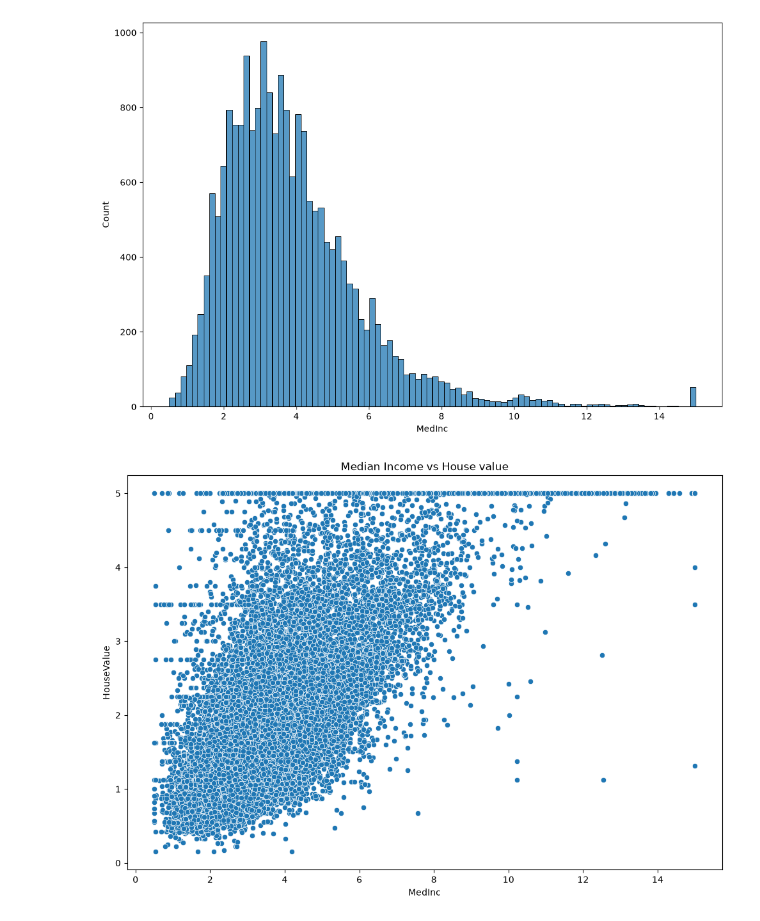
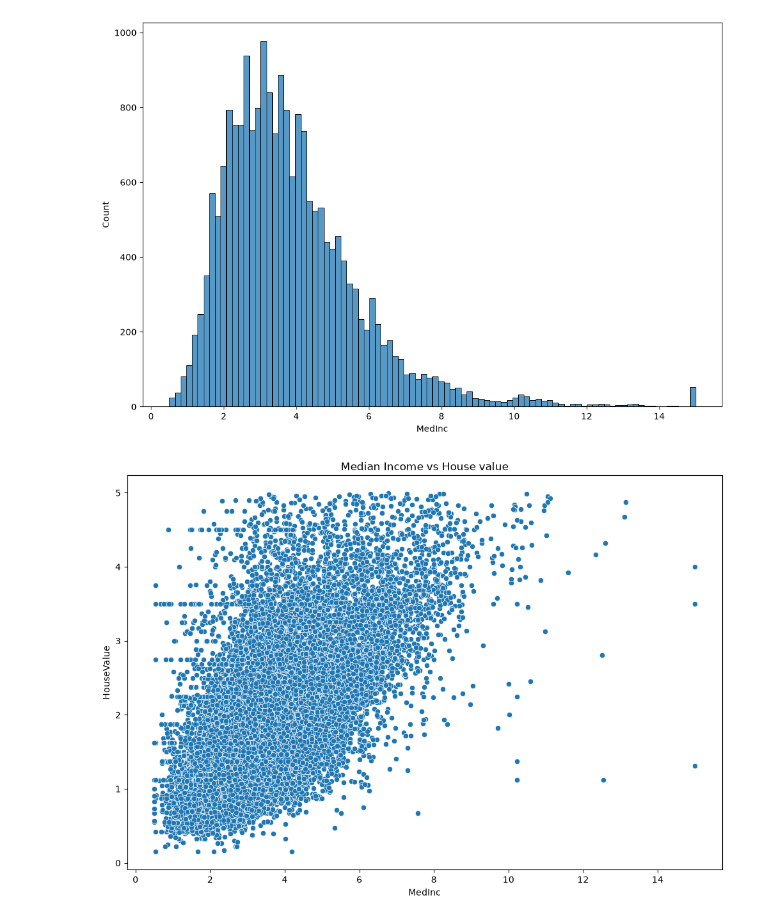
Before and after one commit to somilsahu086/MachineLearning-Projects, a Jupyter notebook: notebooks/EDA.ipynb, the cells around one changed output. Cells and saved outputs as stored; diff of their text form; code cells hidden in the pictures.

```diff
--- a/notebooks/EDA.ipynb
+++ b/notebooks/EDA.ipynb
@@ -139,14 +135,15 @@ plt.show()
 # %% [output]
 [figure]
 # %%
+df = df[df["HouseValue"] < 5.0]
 plt.figure(figsize=(12,8))
 sns.scatterplot(data=df, x="MedInc",y="HouseValue")
 plt.xlabel("MedInc")
 plt.ylabel("HouseValue")
 plt.title("Median Income vs House value")
 plt.show()
 # %% [output]
-[figure, old version]
+[figure, new version]
 # %%
 plt.figure(figsize=(12,8))
 sns.histplot(x="HouseValue",data=df)
```
Also changed, not shown: parts of 4 cells of this notebook.
